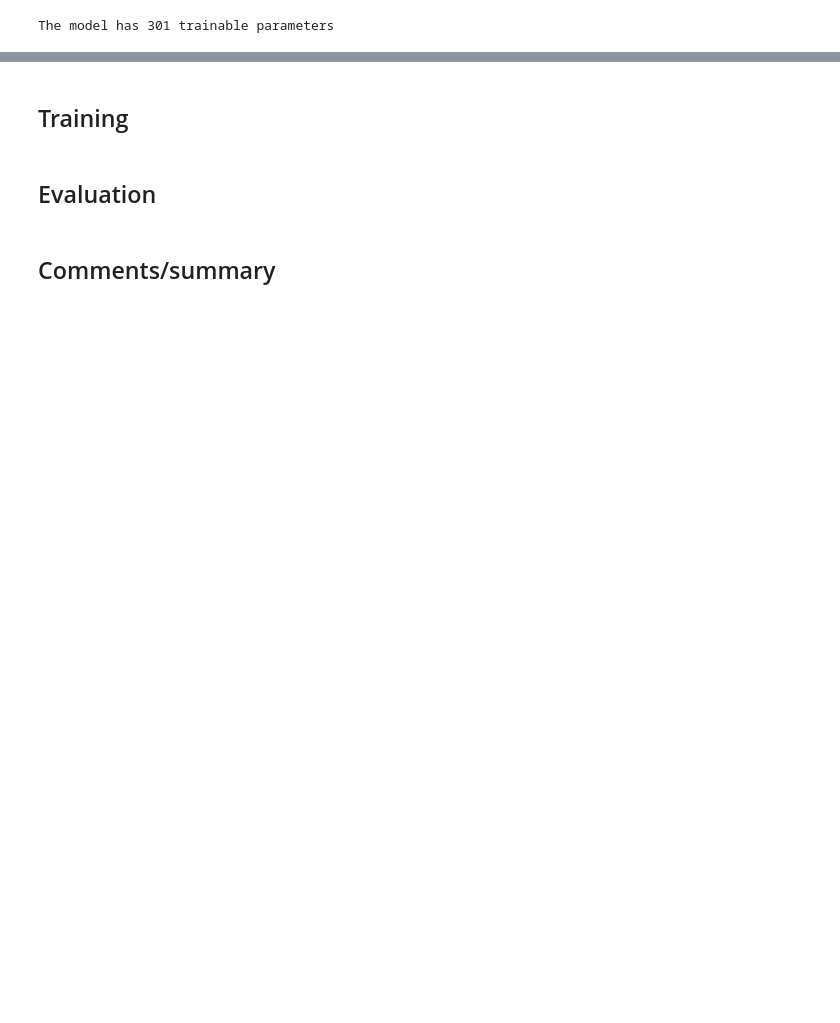
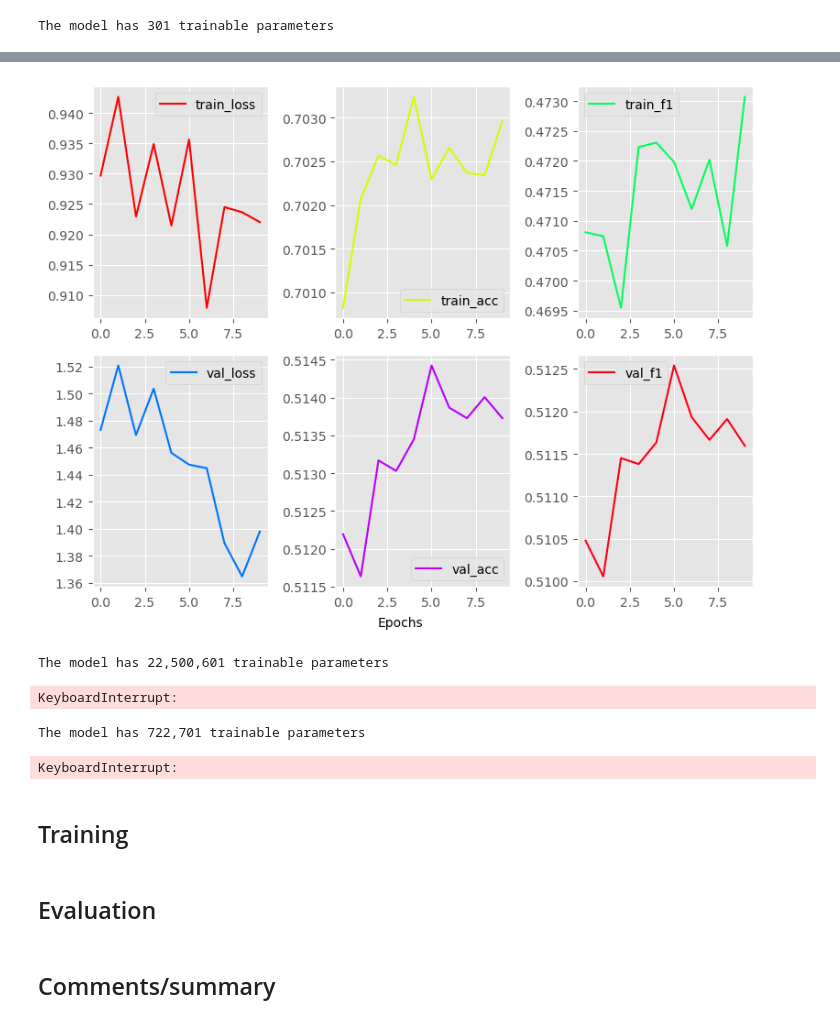
Before and after one commit to Wadaboa/nlp-assignments, a Jupyter notebook: fact_checking.ipynb, the cells around one changed output, grey strips where cells are left out. Drawn from its saved outputs; the diff is of its cells as text; code cells hidden in the pictures; blank space fills up the shorter version.

Commit message:
add rnn sentence encoding in fact checking nb

```diff
--- a/fact_checking.ipynb
+++ b/fact_checking.ipynb
@@ -554,15 +703,13 @@ def categorical_accuracy(predictions, ground_truth):
     return sklearn.metrics.accuracy_score(ground_truth, predictions)
 # %%
 def f1_score(
-    predictions, ground_truth, labels=None, average="macro",
+    predictions, ground_truth, average="macro",
 ):
     """
     Returns F1-macro score over an entire dataset
     (F1 cannot be computed on batches)
     """
-    return sklearn.metrics.f1_score(
-        ground_truth, predictions, labels=labels, average=average,
-    )
+    return sklearn.metrics.f1_score(ground_truth, predictions, average=average,)
 # %%
 def train(model, dataloader, embeddings):
     """
@@ -592,7 +739,7 @@ def train(model, dataloader, embeddings):
     epoch_f1 = f1_score(all_outputs, all_labels)
     return epoch_loss, epoch_acc, epoch_f1
 # %%
-def evaluate(model, dataloader, embeddings, f1_labels=None):
+def evaluate(model, dataloader, embeddings):
     """
     Evaluate the given model with the given dataloader
     """
@@ -675,6 +838,32 @@ def train_eval(
     )
 
     return history
+# %%
+def get_cmap(n, name="hsv"):
+    """
+    Returns a function that maps each index in {0, 1, ..., n - 1} to a distinct
+    RGB color (the keyword argument name must be a standard mpl colormap name)
+    """
+    return plt.cm.get_cmap(name, n)
+
+
+def plot_history(history, nrows=2, ncols=3):
+    """
+    Given an history dictionary (as built in the `train_eval` function),
+    plots the whole training information
+    """
+    assert nrows * ncols == len(history)
+    fig, axes = plt.subplots(nrows, ncols)
+    axes = np.array(axes).reshape((nrows, ncols))
+    fig.text(0.5, 0, "Epochs", ha="center", va="center")
+    grid = np.arange(len(history)).reshape(nrows, ncols)
+    cmap = get_cmap(len(history))
+    for v, k in enumerate(history):
+        i, j = np.argwhere(grid == v).reshape(-1)
+        axes[i, j].plot(history[k], c=cmap(v))
+        axes[i, j].legend([k])
+    plt.tight_layout()
+    plt.show()
 # %%
 LEARNING_RATE = 1e-3
 NUM_EPOCHS = 10
@@ -690,6 +879,7 @@ actual_train_eval = partial(
 # %%
 bov_mean_model = FactCheckingModel(
     EMBEDDING_DIMENSION,
+    MAX_TOKENS,
     lr=LEARNING_RATE,
     padding_index=vocabulary.from_string[PADDING_TOKEN],
     sentence_strategy="bov",
@@ -705,3 +895,40 @@ KeyboardInterrupt:
+# %%
+plot_history(bov_mean_model_history)
+# %% [output]
+[figure, added]
+# %%
+mlp_mean_model = FactCheckingModel(
+    EMBEDDING_DIMENSION,
+    MAX_TOKENS,
+    lr=LEARNING_RATE,
+    padding_index=vocabulary.from_string[PADDING_TOKEN],
+    sentence_strategy="mlp",
+    merging_strategy="mean",
+)
+print(f"The model has {mlp_mean_model.count_parameters():,} trainable parameters")
+# %% [output]
+The model has 22,500,601 trainable parameters
+# %%
+mlp_mean_model_history = actual_train_eval(mlp_mean_model, "mlp_mean_model",)
+# %% [output]
+KeyboardInterrupt:
+# %%
+rnn_last_mean_model = FactCheckingModel(
+    EMBEDDING_DIMENSION,
+    MAX_TOKENS,
+    num_recurrent_layers=1,
+    lr=LEARNING_RATE,
+    padding_index=vocabulary.from_string[PADDING_TOKEN],
+    sentence_strategy="rnn_last",
+    merging_strategy="mean",
+)
+print(f"The model has {rnn_last_mean_model.count_parameters():,} trainable parameters")
+# %% [output]
+The model has 722,701 trainable parameters
+# %%
+rnn_last_mean_model_history = actual_train_eval(rnn_last_mean_model, "rnn_last_mean_model",)
+# %% [output]
+KeyboardInterrupt:
 # %% [markdown]
 ## Training
 # %% [markdown]
```
Also changed, not shown: parts of 12 cells of this notebook, 2 other files.
